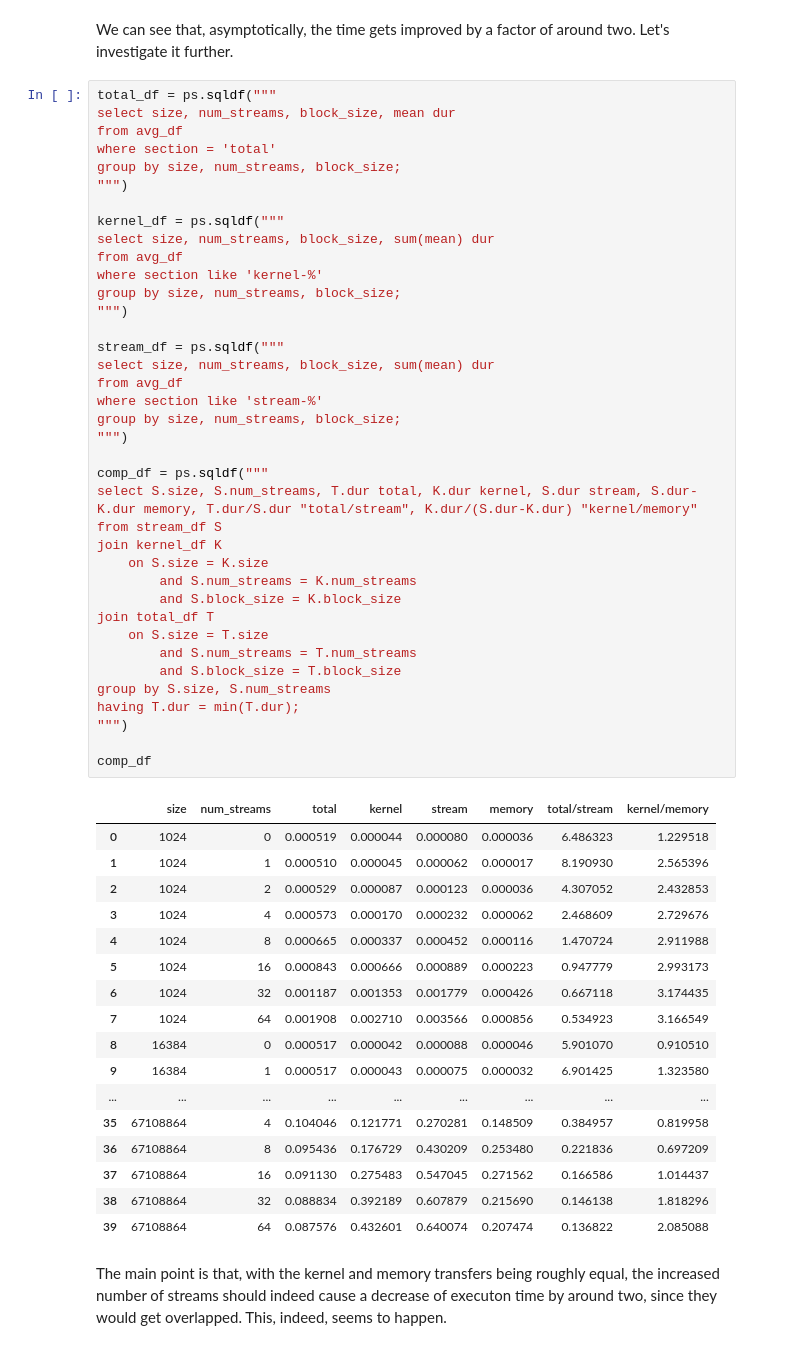
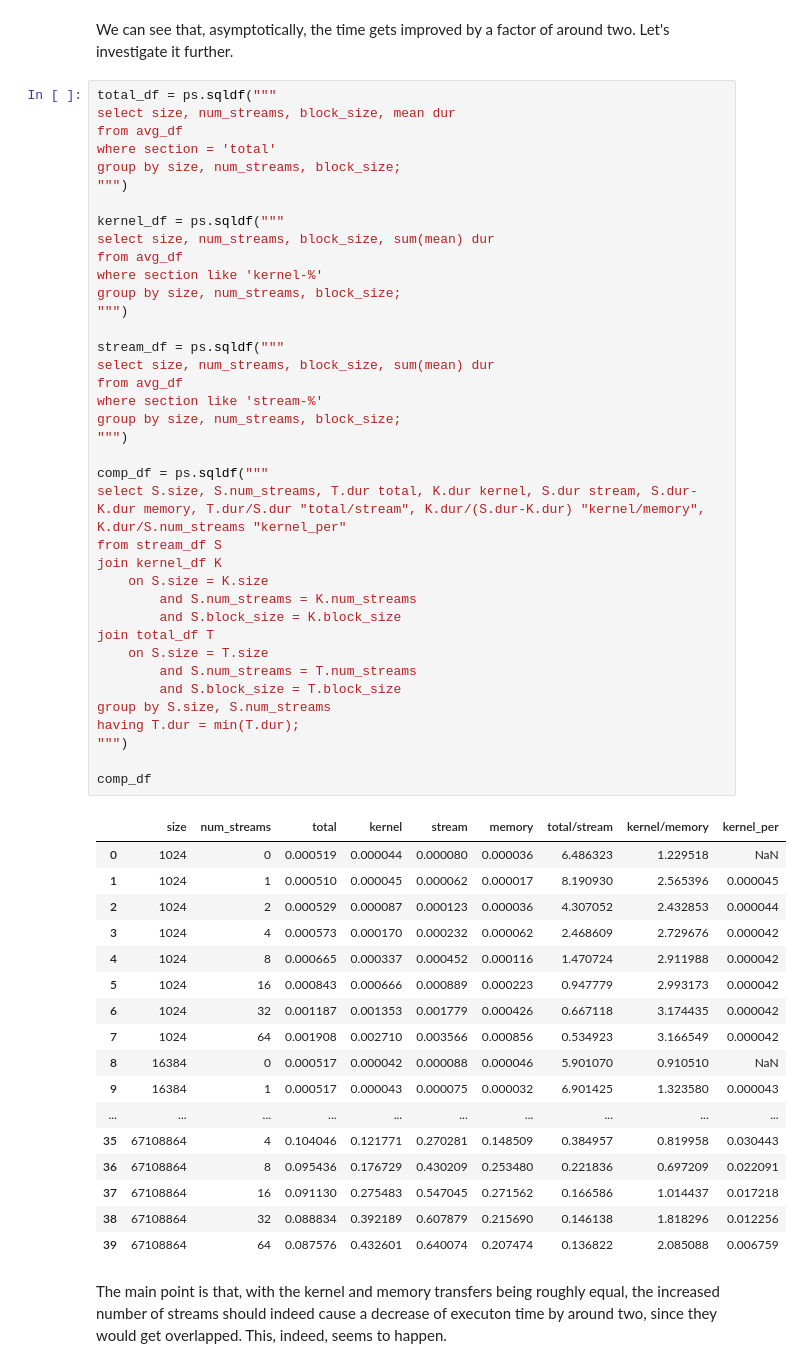
Before and after one commit to vitreusx/hpc, a Jupyter notebook: streams/report.ipynb, the cells around one changed output. Drawn from its saved outputs; the diff is of its cells as text.

```diff
--- a/streams/report.ipynb
+++ b/streams/report.ipynb
@@ -105,50 +105,50 @@ group by size, num_streams, block_size;
 kernel_df = ps.sqldf("""
 select size, num_streams, block_size, sum(mean) dur
 from avg_df
 where section like 'kernel-%'
 group by size, num_streams, block_size;
 """)
 
 stream_df = ps.sqldf("""
 select size, num_streams, block_size, sum(mean) dur
 from avg_df
 where section like 'stream-%'
 group by size, num_streams, block_size;
 """)
 
 comp_df = ps.sqldf("""
-select S.size, S.num_streams, T.dur total, K.dur kernel, S.dur stream, S.dur-K.dur memory, T.dur/S.dur "total/stream", K.dur/(S.dur-K.dur) "kernel/memory"
+select S.size, S.num_streams, T.dur total, K.dur kernel, S.dur stream, S.dur-K.dur memory, T.dur/S.dur "total/stream", K.dur/(S.dur-K.dur) "kernel/memory", K.dur/S.num_streams "kernel_per"
 from stream_df S
 join kernel_df K
     on S.size = K.size
         and S.num_streams = K.num_streams
         and S.block_size = K.block_size
 join total_df T
     on S.size = T.size
         and S.num_streams = T.num_streams
         and S.block_size = T.block_size
 group by S.size, S.num_streams
 having T.dur = min(T.dur);
 """)
 
 comp_df
 # %% [output]
-|  | size | num_streams | total | kernel | stream | memory | total/stream | kernel/memory |
-| 0 | 1024 | 0 | 0.000519 | 0.000044 | 0.000080 | 0.000036 | 6.486323 | 1.229518 |
-| 1 | 1024 | 1 | 0.000510 | 0.000045 | 0.000062 | 0.000017 | 8.190930 | 2.565396 |
-| 2 | 1024 | 2 | 0.000529 | 0.000087 | 0.000123 | 0.000036 | 4.307052 | 2.432853 |
-| 3 | 1024 | 4 | 0.000573 | 0.000170 | 0.000232 | 0.000062 | 2.468609 | 2.729676 |
-| 4 | 1024 | 8 | 0.000665 | 0.000337 | 0.000452 | 0.000116 | 1.470724 | 2.911988 |
-| 5 | 1024 | 16 | 0.000843 | 0.000666 | 0.000889 | 0.000223 | 0.947779 | 2.993173 |
-| 6 | 1024 | 32 | 0.001187 | 0.001353 | 0.001779 | 0.000426 | 0.667118 | 3.174435 |
-| 7 | 1024 | 64 | 0.001908 | 0.002710 | 0.003566 | 0.000856 | 0.534923 | 3.166549 |
-| 8 | 16384 | 0 | 0.000517 | 0.000042 | 0.000088 | 0.000046 | 5.901070 | 0.910510 |
-| 9 | 16384 | 1 | 0.000517 | 0.000043 | 0.000075 | 0.000032 | 6.901425 | 1.323580 |
-| ... | ... | ... | ... | ... | ... | ... | ... | ... |
-| 35 | 67108864 | 4 | 0.104046 | 0.121771 | 0.270281 | 0.148509 | 0.384957 | 0.819958 |
-| 36 | 67108864 | 8 | 0.095436 | 0.176729 | 0.430209 | 0.253480 | 0.221836 | 0.697209 |
-| 37 | 67108864 | 16 | 0.091130 | 0.275483 | 0.547045 | 0.271562 | 0.166586 | 1.014437 |
-| 38 | 67108864 | 32 | 0.088834 | 0.392189 | 0.607879 | 0.215690 | 0.146138 | 1.818296 |
-| 39 | 67108864 | 64 | 0.087576 | 0.432601 | 0.640074 | 0.207474 | 0.136822 | 2.085088 |
+|  | size | num_streams | total | kernel | stream | memory | total/stream | kernel/memory | kernel_per |
+| 0 | 1024 | 0 | 0.000519 | 0.000044 | 0.000080 | 0.000036 | 6.486323 | 1.229518 | NaN |
+| 1 | 1024 | 1 | 0.000510 | 0.000045 | 0.000062 | 0.000017 | 8.190930 | 2.565396 | 0.000045 |
+| 2 | 1024 | 2 | 0.000529 | 0.000087 | 0.000123 | 0.000036 | 4.307052 | 2.432853 | 0.000044 |
+| 3 | 1024 | 4 | 0.000573 | 0.000170 | 0.000232 | 0.000062 | 2.468609 | 2.729676 | 0.000042 |
+| 4 | 1024 | 8 | 0.000665 | 0.000337 | 0.000452 | 0.000116 | 1.470724 | 2.911988 | 0.000042 |
+| 5 | 1024 | 16 | 0.000843 | 0.000666 | 0.000889 | 0.000223 | 0.947779 | 2.993173 | 0.000042 |
+| 6 | 1024 | 32 | 0.001187 | 0.001353 | 0.001779 | 0.000426 | 0.667118 | 3.174435 | 0.000042 |
+| 7 | 1024 | 64 | 0.001908 | 0.002710 | 0.003566 | 0.000856 | 0.534923 | 3.166549 | 0.000042 |
+| 8 | 16384 | 0 | 0.000517 | 0.000042 | 0.000088 | 0.000046 | 5.901070 | 0.910510 | NaN |
+| 9 | 16384 | 1 | 0.000517 | 0.000043 | 0.000075 | 0.000032 | 6.901425 | 1.323580 | 0.000043 |
+| ... | ... | ... | ... | ... | ... | ... | ... | ... | ... |
+| 35 | 67108864 | 4 | 0.104046 | 0.121771 | 0.270281 | 0.148509 | 0.384957 | 0.819958 | 0.030443 |
+| 36 | 67108864 | 8 | 0.095436 | 0.176729 | 0.430209 | 0.253480 | 0.221836 | 0.697209 | 0.022091 |
+| 37 | 67108864 | 16 | 0.091130 | 0.275483 | 0.547045 | 0.271562 | 0.166586 | 1.014437 | 0.017218 |
+| 38 | 67108864 | 32 | 0.088834 | 0.392189 | 0.607879 | 0.215690 | 0.146138 | 1.818296 | 0.012256 |
+| 39 | 67108864 | 64 | 0.087576 | 0.432601 | 0.640074 | 0.207474 | 0.136822 | 2.085088 | 0.006759 |
 # %% [markdown]
 The main point is that, with the kernel and memory transfers being roughly equal, the increased number of streams should indeed cause a decrease of executon time by around two, since they would get overlapped. This, indeed, seems to happen.
```
Also changed, not shown: 8 other files.
